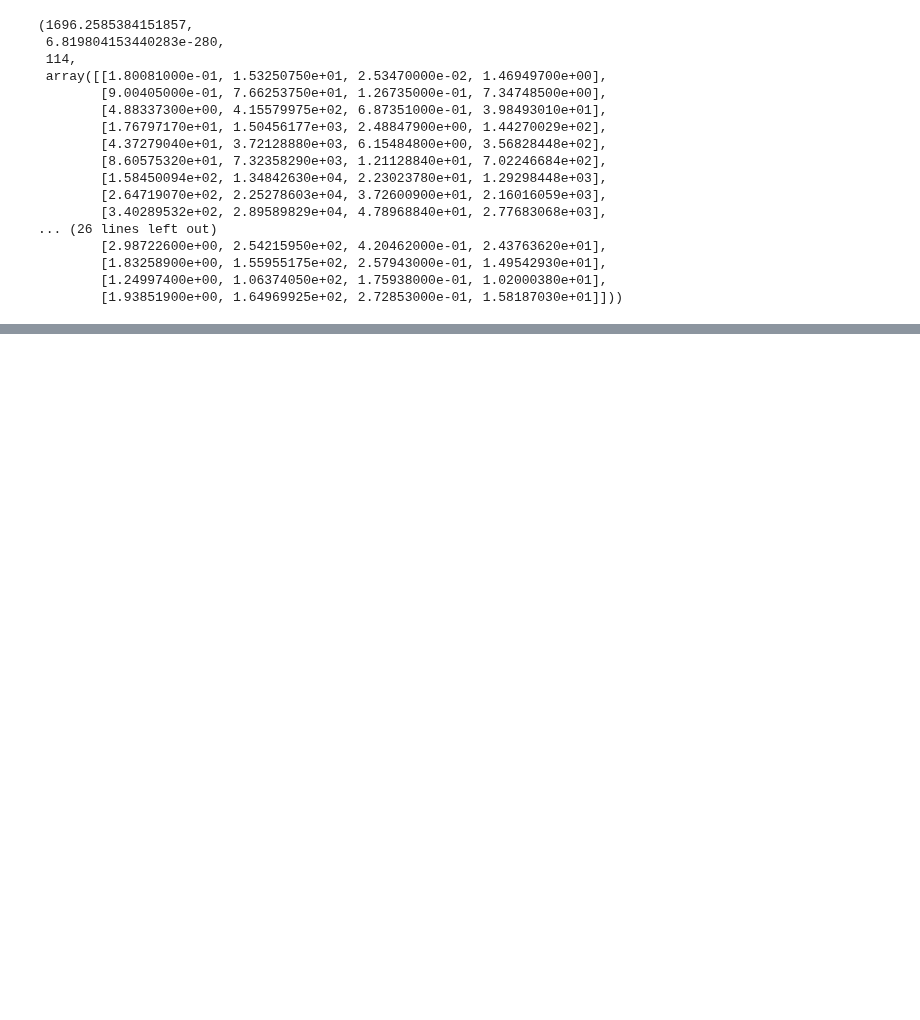
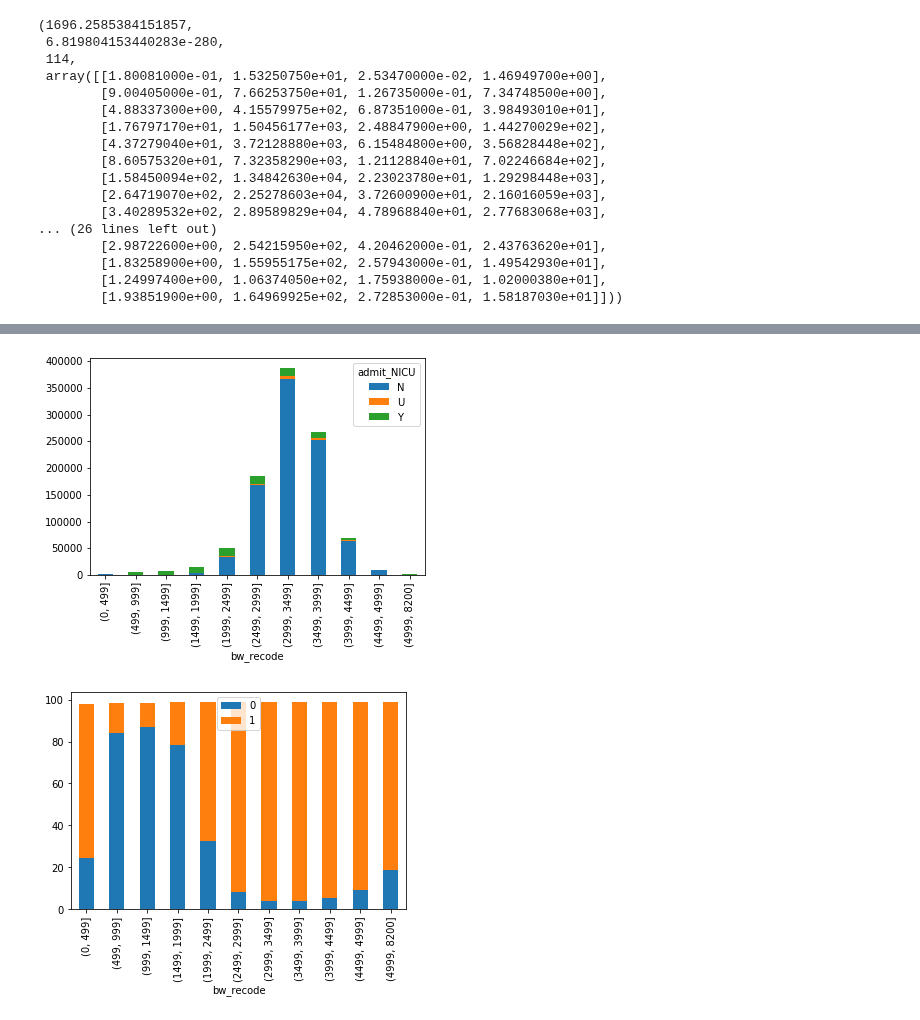
Before and after one commit to mkwasnica/CDC_capstone, a Jupyter notebook: notebooks/CHAssociation.ipynb, the cells around one changed output, grey strips where cells are left out. Cells and saved outputs as stored; diff of their text form; code cells hidden in the pictures; blank space fills up the shorter version.

```diff
--- a/notebooks/CHAssociation.ipynb
+++ b/notebooks/CHAssociation.ipynb
@@ -40,0 +82,11 @@ TypeError: unsupported operand type(s) for -: 'float' and 'str'
+# %%
+totDF['bw_recode'] = pd.cut(totDF['birth_weight_gm'],
+                                   [0,499, 999,1499,1999,2499,2999,3499,3999,4499,4999,8200])#,
+                                   #labels = ['u','h','o','ob1','ob2','ob3'])
+# %%
+btw_plt = totDF.groupby(['bw_recode'])['admit_NICU'].value_counts().unstack()
+btw_plt.plot(kind = 'bar', stacked = True)#,logy=True), color = ['#ff7f00','#1f77b4','green'])
+pct_bplot(totDF,'bw_recode')
+# %% [output]
+[figure, added]
+[figure, added]
```
Also changed, not shown: parts of 30 cells of this notebook, 2 other files.
